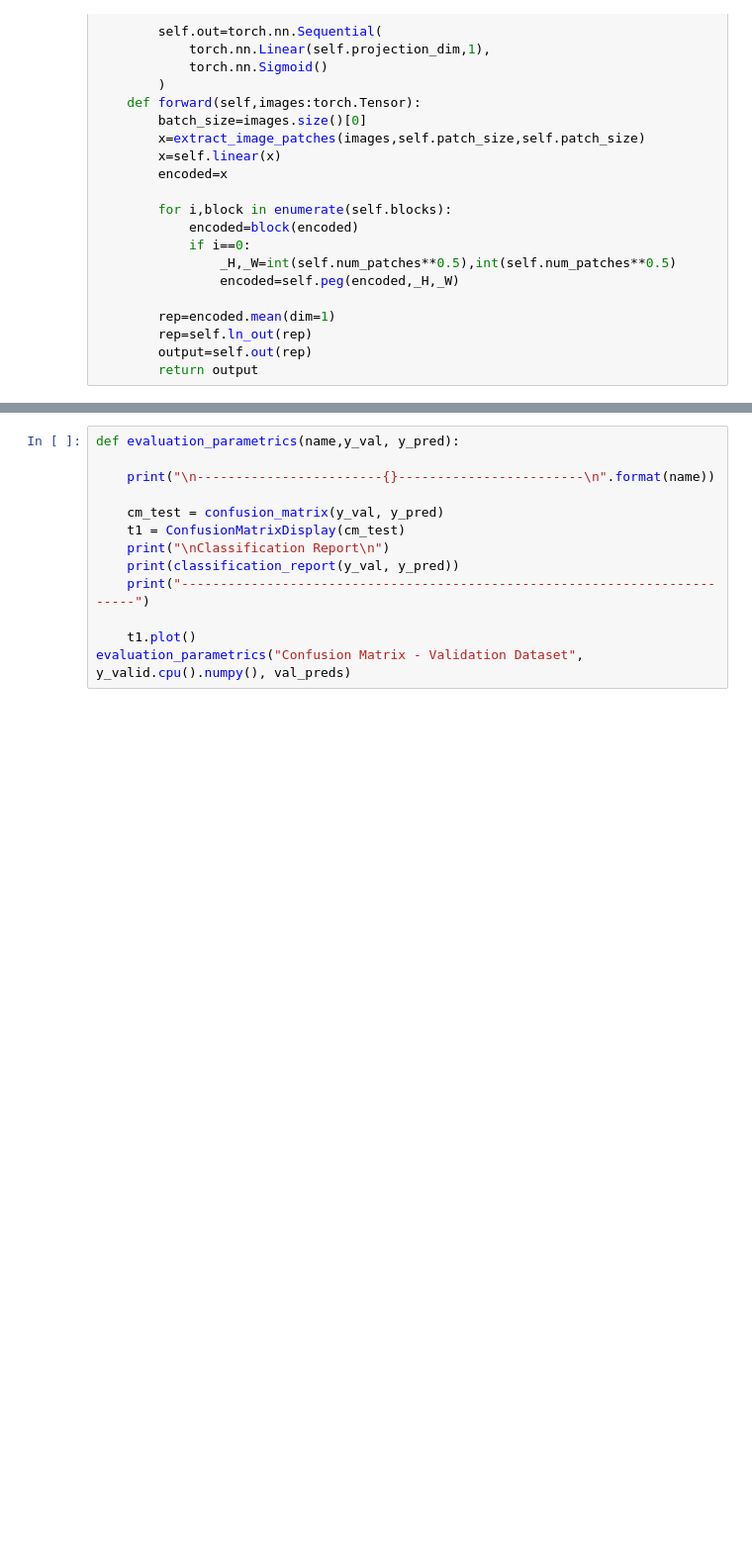
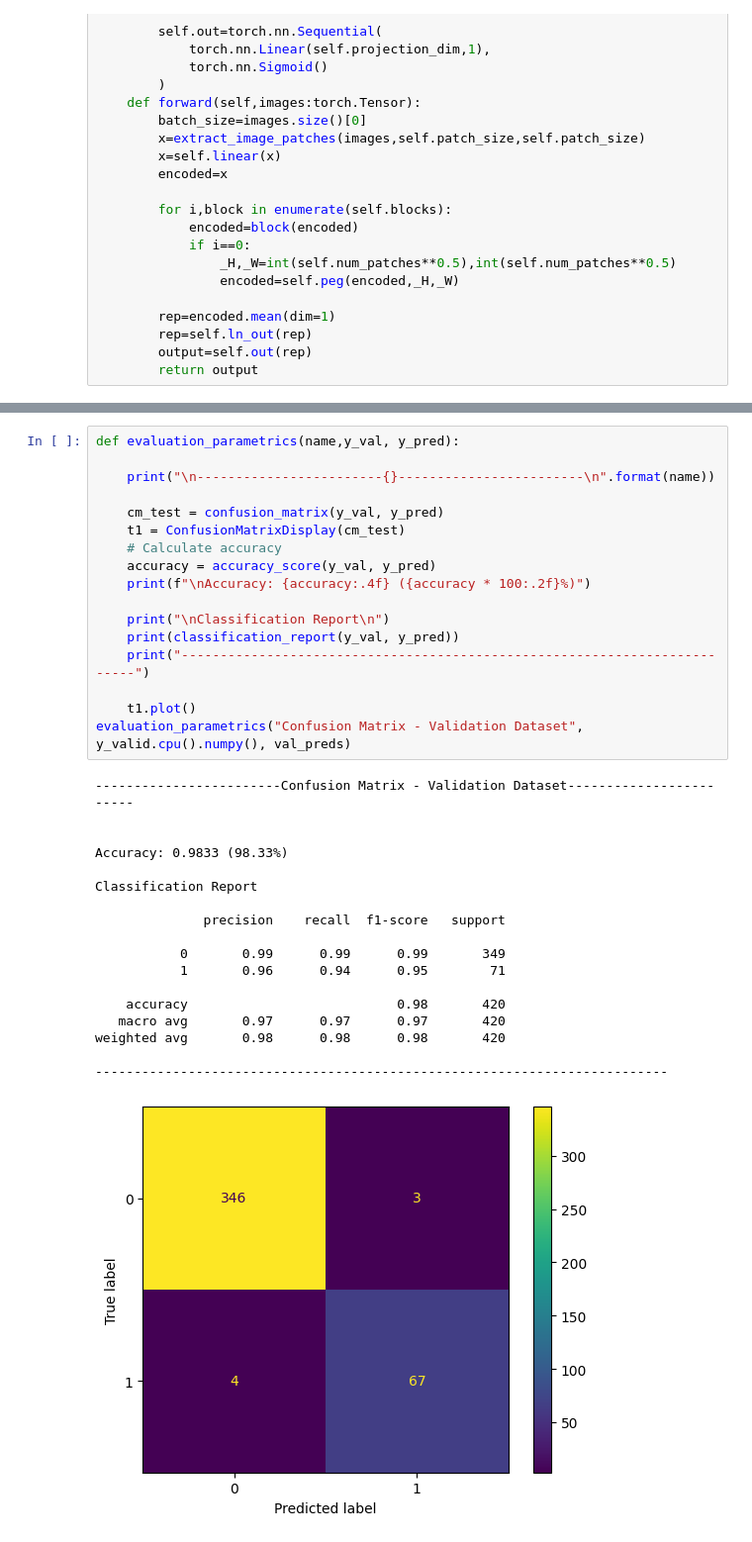
Before and after one commit to Krishnaugale353/TB_detection, a Jupyter notebook: tb_detection.ipynb, the cells around one changed output, grey strips where cells are left out. Shown: that part at 99% size. Saved outputs shown, nothing was run; the diff lists cells and outputs as text; blank space fills up the shorter version.

```diff
--- a/tb_detection.ipynb
+++ b/tb_detection.ipynb
@@ -294,13 +333,36 @@ recall_score(y_test.cpu().numpy(),test_preds),accuracy_score(y_test.cpu().numpy(
 # %%
 def evaluation_parametrics(name,y_val, y_pred):
 
     print("\n------------------------{}------------------------\n".format(name))
 
     cm_test = confusion_matrix(y_val, y_pred)
     t1 = ConfusionMatrixDisplay(cm_test)
+    # Calculate accuracy
+    accuracy = accuracy_score(y_val, y_pred)
+    print(f"\nAccuracy: {accuracy:.4f} ({accuracy * 100:.2f}%)")
+
     print("\nClassification Report\n")
     print(classification_report(y_val, y_pred))
     print("--------------------------------------------------------------------------")
 
     t1.plot()
 evaluation_parametrics("Confusion Matrix - Validation Dataset", y_valid.cpu().numpy(), val_preds)
+# %% [output]
+------------------------Confusion Matrix - Validation Dataset------------------------
+
+
+Accuracy: 0.9833 (98.33%)
+
+Classification Report
+
+              precision    recall  f1-score   support
+
+           0       0.99      0.99      0.99       349
+           1       0.96      0.94      0.95        71
+
+    accuracy                           0.98       420
+   macro avg       0.97      0.97      0.97       420
+weighted avg       0.98      0.98      0.98       420
+
+--------------------------------------------------------------------------
+[figure, added]
```
Also changed, not shown: parts of 15 cells of this notebook.
